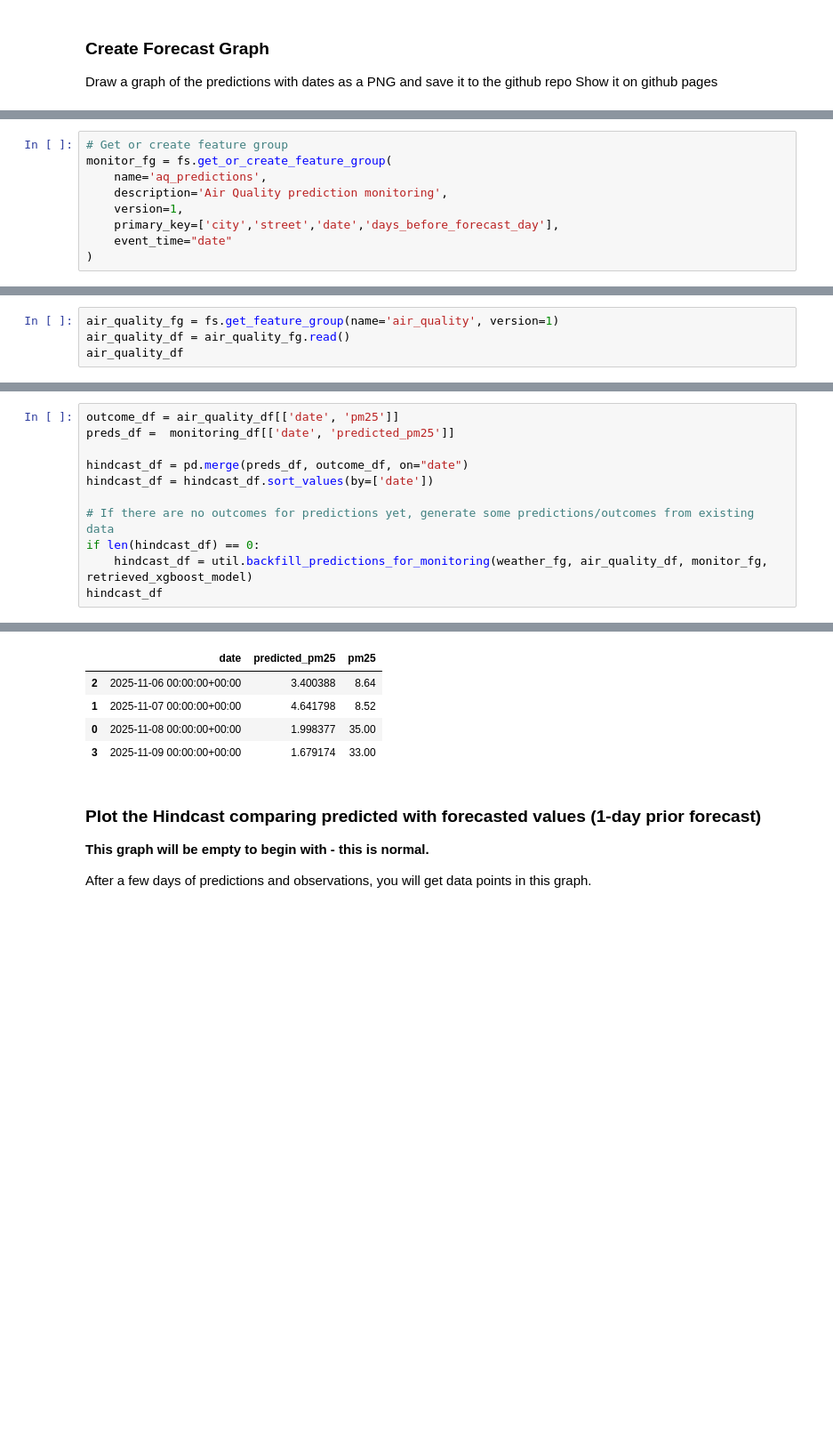
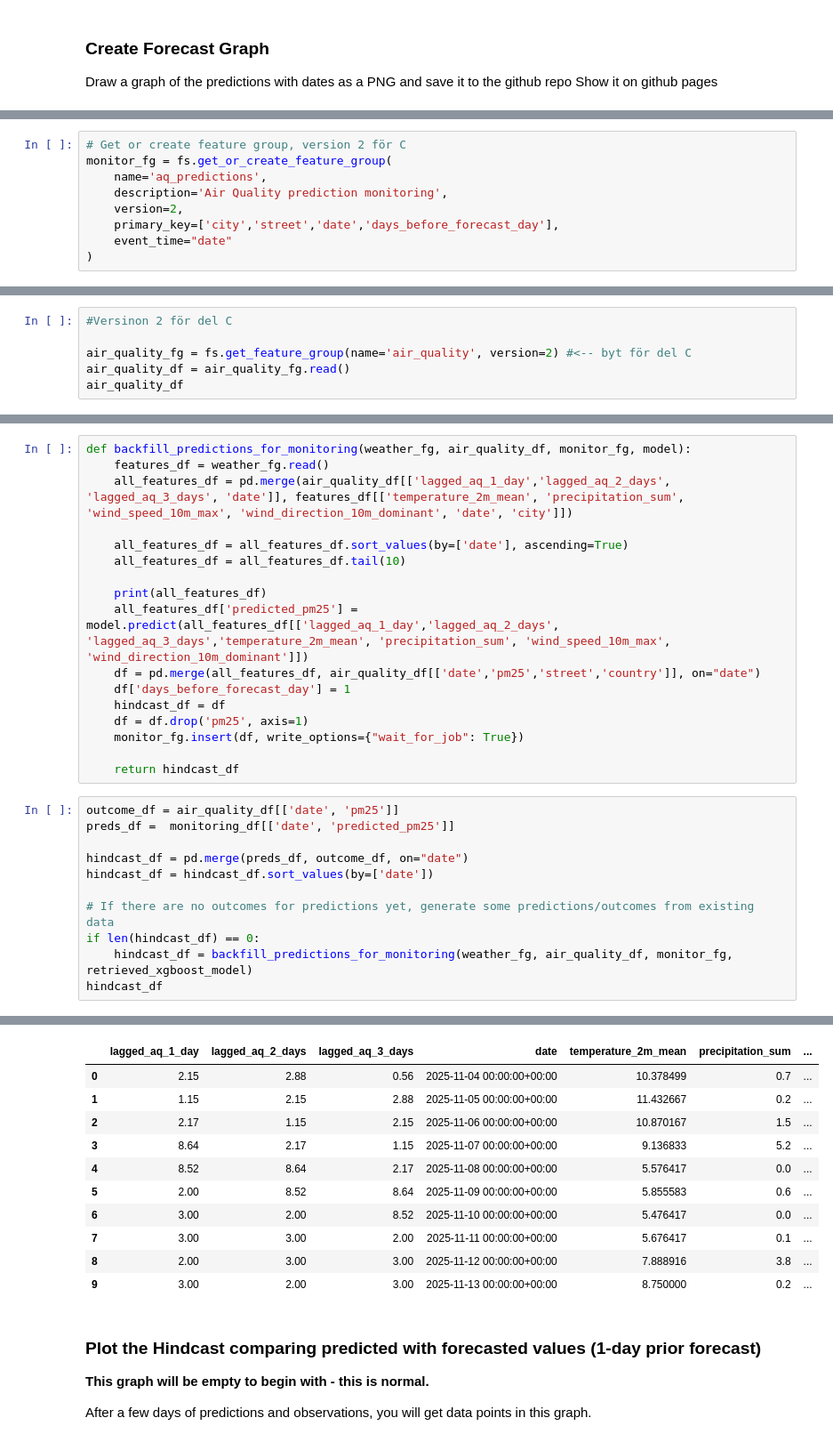
Before and after one commit to Isabell257/id2223-lab1, a Jupyter notebook: notebooks/airquality/4_air_quality_batch_inference.ipynb, the cells around one changed output, grey strips where cells are left out. Shown: that part at 89% size. Drawn from its saved outputs; the diff is of its cells as text; blank space fills up the shorter version.

```diff
--- a/notebooks/airquality/4_air_quality_batch_inference.ipynb
+++ b/notebooks/airquality/4_air_quality_batch_inference.ipynb
@@ -310,9 +312,9 @@ plt.show()
 # %%
-# Get or create feature group
+# Get or create feature group, version 2 för C
 monitor_fg = fs.get_or_create_feature_group(
     name='aq_predictions',
     description='Air Quality prediction monitoring',
-    version=1,
+    version=2,
     primary_key=['city','street','date','days_before_forecast_day'],
     event_time="date"
 )
@@ -344,5 +342,7 @@ Finished: Reading data from Hopsworks, using Hopsworks Feature Query Service (1.
 # %%
-air_quality_fg = fs.get_feature_group(name='air_quality', version=1)
+#Versinon 2 för del C
+
+air_quality_fg = fs.get_feature_group(name='air_quality', version=2) #<-- byt för del C
 air_quality_df = air_quality_fg.read()
 air_quality_df
 # %% [output]
@@ -363,3 +363,20 @@ Finished: Reading data from Hopsworks, using Hopsworks Feature Query Service (0.
+# %%
+def backfill_predictions_for_monitoring(weather_fg, air_quality_df, monitor_fg, model):
+    features_df = weather_fg.read()
+    all_features_df = pd.merge(air_quality_df[['lagged_aq_1_day','lagged_aq_2_days', 'lagged_aq_3_days', 'date']], features_df[['temperature_2m_mean', 'precipitation_sum', 'wind_speed_10m_max', 'wind_direction_10m_dominant', 'date', 'city']])
+
+    all_features_df = all_features_df.sort_values(by=['date'], ascending=True)
+    all_features_df = all_features_df.tail(10)
+
+    print(all_features_df)
+    all_features_df['predicted_pm25'] = model.predict(all_features_df[['lagged_aq_1_day','lagged_aq_2_days', 'lagged_aq_3_days','temperature_2m_mean', 'precipitation_sum', 'wind_speed_10m_max', 'wind_direction_10m_dominant']])
+    df = pd.merge(all_features_df, air_quality_df[['date','pm25','street','country']], on="date")
+    df['days_before_forecast_day'] = 1
+    hindcast_df = df
+    df = df.drop('pm25', axis=1)
+    monitor_fg.insert(df, write_options={"wait_for_job": True})
+
+    return hindcast_df
 # %%
 outcome_df = air_quality_df[['date', 'pm25']]
 preds_df =  monitoring_df[['date', 'predicted_pm25']]
@@ -369,6 +386,6 @@ hindcast_df = hindcast_df.sort_values(by=['date'])
 
 # If there are no outcomes for predictions yet, generate some predictions/outcomes from existing data
 if len(hindcast_df) == 0:
-    hindcast_df = util.backfill_predictions_for_monitoring(weather_fg, air_quality_df, monitor_fg, retrieved_xgboost_model)
+    hindcast_df = backfill_predictions_for_monitoring(weather_fg, air_quality_df, monitor_fg, retrieved_xgboost_model)
 hindcast_df
 # %% [output]
@@ -375,8 +420,14 @@ hindcast_df
-|  | date | predicted_pm25 | pm25 |
-| 2 | 2025-11-06 00:00:00+00:00 | 3.400388 | 8.64 |
-| 1 | 2025-11-07 00:00:00+00:00 | 4.641798 | 8.52 |
-| 0 | 2025-11-08 00:00:00+00:00 | 1.998377 | 35.00 |
-| 3 | 2025-11-09 00:00:00+00:00 | 1.679174 | 33.00 |
+|  | lagged_aq_1_day | lagged_aq_2_days | lagged_aq_3_days | date | temperature_2m_mean | precipitation_sum | ... |
+| 0 | 2.15 | 2.88 | 0.56 | 2025-11-04 00:00:00+00:00 | 10.378499 | 0.7 | ... |
+| 1 | 1.15 | 2.15 | 2.88 | 2025-11-05 00:00:00+00:00 | 11.432667 | 0.2 | ... |
+| 2 | 2.17 | 1.15 | 2.15 | 2025-11-06 00:00:00+00:00 | 10.870167 | 1.5 | ... |
+| 3 | 8.64 | 2.17 | 1.15 | 2025-11-07 00:00:00+00:00 | 9.136833 | 5.2 | ... |
+| 4 | 8.52 | 8.64 | 2.17 | 2025-11-08 00:00:00+00:00 | 5.576417 | 0.0 | ... |
+| 5 | 2.00 | 8.52 | 8.64 | 2025-11-09 00:00:00+00:00 | 5.855583 | 0.6 | ... |
+| 6 | 3.00 | 2.00 | 8.52 | 2025-11-10 00:00:00+00:00 | 5.476417 | 0.0 | ... |
+| 7 | 3.00 | 3.00 | 2.00 | 2025-11-11 00:00:00+00:00 | 5.676417 | 0.1 | ... |
+| 8 | 2.00 | 3.00 | 3.00 | 2025-11-12 00:00:00+00:00 | 7.888916 | 3.8 | ... |
+| 9 | 3.00 | 2.00 | 3.00 | 2025-11-13 00:00:00+00:00 | 8.750000 | 0.2 | ... |
 # %% [markdown]
 ### Plot the Hindcast comparing predicted with forecasted values (1-day prior forecast)
 
```
Also changed, not shown: parts of 15 cells of this notebook, 3 other files.
